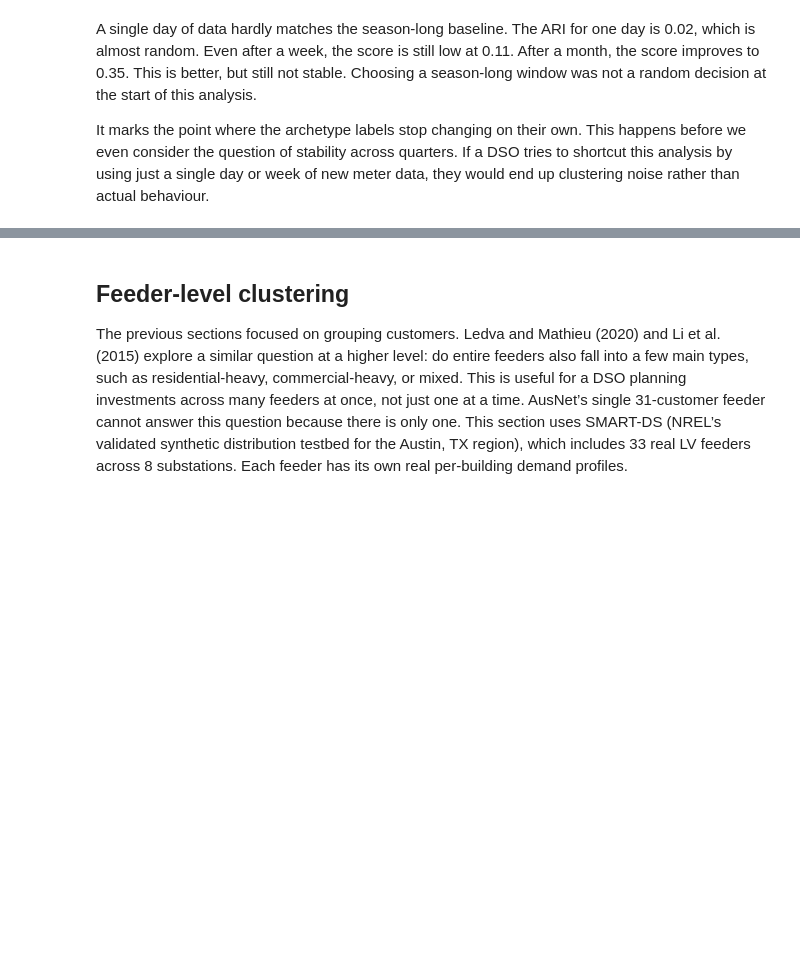
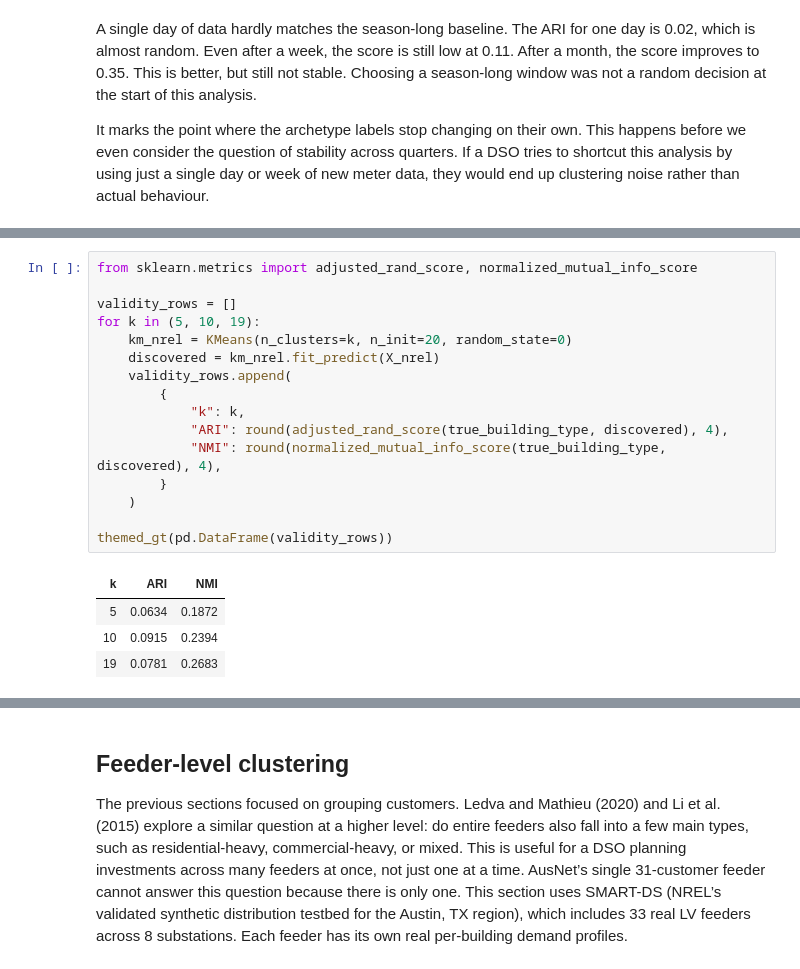
Before and after one commit to sambaiga/ml-energy-disaggregation, a Jupyter notebook: book/04-grid-edge/04-customer-feeder-clustering-code.ipynb, the cells around one changed output, grey strips where cells are left out. Cells and saved outputs as stored; diff of their text form; blank space fills up the shorter version.

```diff
--- a/book/04-grid-edge/04-customer-feeder-clustering-code.ipynb
+++ b/book/04-grid-edge/04-customer-feeder-clustering-code.ipynb
@@ -831,0 +872,21 @@ It marks the point where the archetype labels stop changing on their own. This h
+# %%
+from sklearn.metrics import adjusted_rand_score, normalized_mutual_info_score
+
+validity_rows = []
+for k in (5, 10, 19):
+    km_nrel = KMeans(n_clusters=k, n_init=20, random_state=0)
+    discovered = km_nrel.fit_predict(X_nrel)
+    validity_rows.append(
+        {
+            "k": k,
+            "ARI": round(adjusted_rand_score(true_building_type, discovered), 4),
+            "NMI": round(normalized_mutual_info_score(true_building_type, discovered), 4),
+        }
+    )
+
+themed_gt(pd.DataFrame(validity_rows))
+# %% [output]
+| k | ARI | NMI |
+| 5 | 0.0634 | 0.1872 |
+| 10 | 0.0915 | 0.2394 |
+| 19 | 0.0781 | 0.2683 |
```
Also changed, not shown: parts of 5 cells of this notebook, 8 other files.
